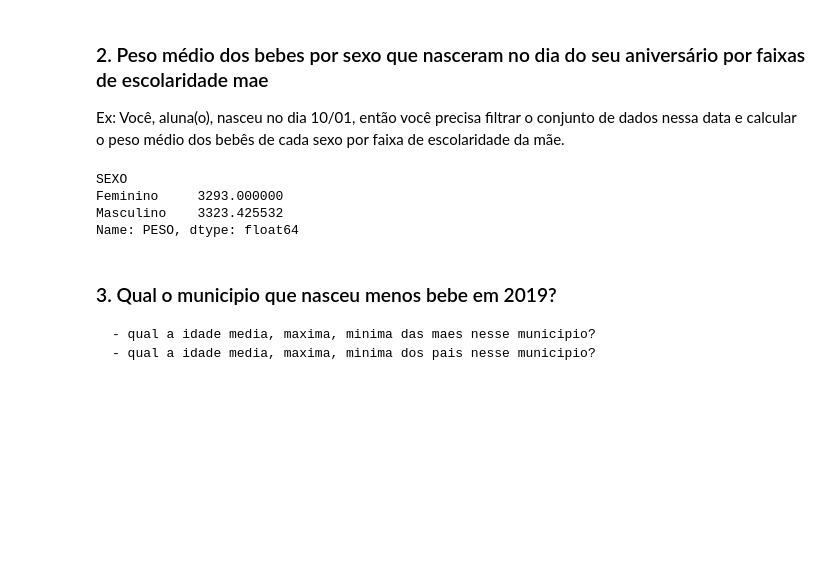
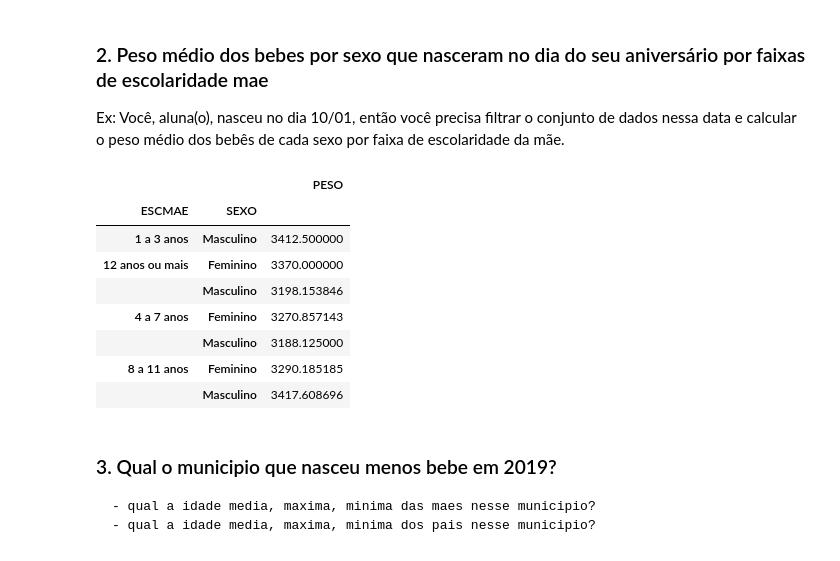
Before and after one commit to Tiagopydados/Volta---Zero, a Jupyter notebook: Analise de dados com metodos de groupby e agg.ipynb, the cells around one changed output. Cells and saved outputs as stored; diff of their text form; code cells hidden in the pictures; blank space fills up the shorter version.

```diff
--- a/Analise de dados com metodos de groupby e agg.ipynb
+++ b/Analise de dados com metodos de groupby e agg.ipynb
@@ -59,14 +59,17 @@ data_1.groupby('munResNome').mean()
 ### 2. Peso médio dos bebes por sexo que nasceram no dia do seu aniversário por faixas de escolaridade mae
 Ex: Você, aluna(o), nasceu no dia 10/01, então você precisa filtrar o conjunto de dados nessa data e calcular o peso médio dos bebês de cada sexo por faixa de escolaridade da mãe.
 # %%
-data_2 = sinasc_raw[['DTNASC','PESO','SEXO']]
-data_2 = data_2[data_2['DTNASC'] == '2019-09-18']
-data_2.groupby('SEXO')['PESO'].mean()
+sinasc_raw.loc[sinasc_raw['DTNASC'] == '2019-09-18'].groupby(['ESCMAE','SEXO'])['PESO'].mean().to_frame()
 # %% [output]
-SEXO
-Feminino     3293.000000
-Masculino    3323.425532
-Name: PESO, dtype: float64
+|  |  | PESO |
+| ESCMAE | SEXO |  |
+| 1 a 3 anos | Masculino | 3412.500000 |
+| 12 anos ou mais | Feminino | 3370.000000 |
+|  | Masculino | 3198.153846 |
+| 4 a 7 anos | Feminino | 3270.857143 |
+|  | Masculino | 3188.125000 |
+| 8 a 11 anos | Feminino | 3290.185185 |
+|  | Masculino | 3417.608696 |
 # %% [markdown]
 ### 3. Qual o municipio que nasceu menos bebe em 2019?
     - qual a idade media, maxima, minima das maes nesse municipio?
```
Also changed, not shown: parts of 5 cells of this notebook.
